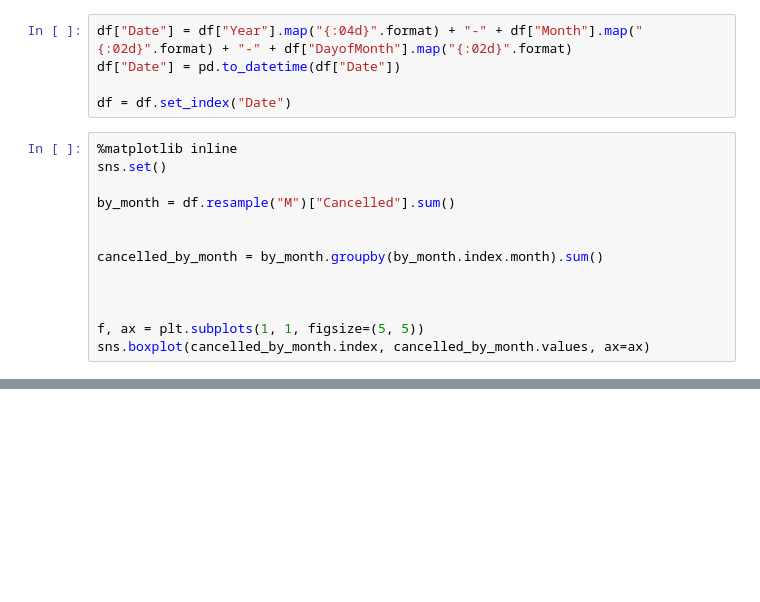
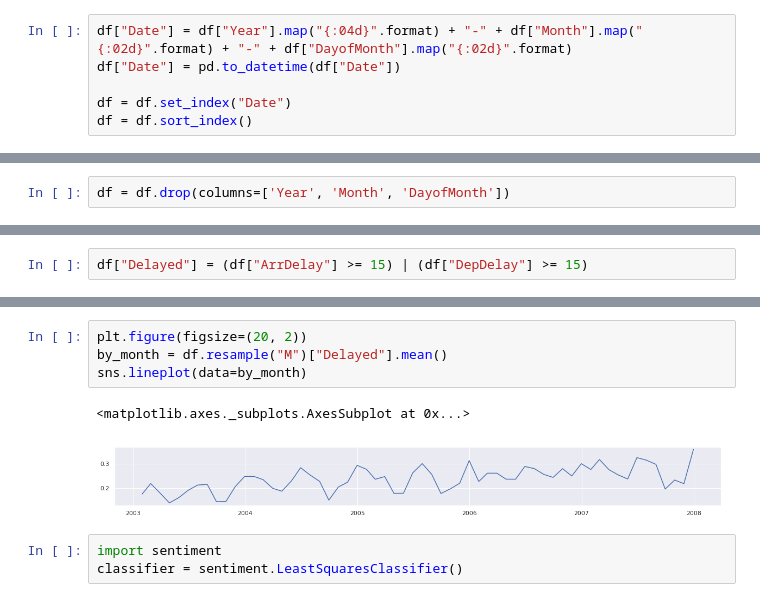
Before and after one commit to kevinmaldo/mn2019-tp3, a Jupyter notebook: notebooks/analysis.ipynb, the cells around one changed output, grey strips where cells are left out. Saved outputs shown, nothing was run; the diff lists cells and outputs as text; blank space fills up the shorter version.

```diff
--- a/notebooks/analysis.ipynb
+++ b/notebooks/analysis.ipynb
@@ -16,16 +19,4 @@ df["Date"] = df["Year"].map("{:04d}".format) + "-" + df["Month"].map("{:02d}".fo
 df["Date"] = pd.to_datetime(df["Date"])
 
 df = df.set_index("Date")
+df = df.sort_index()
-# %%
-%matplotlib inline
-sns.set()
-
-by_month = df.resample("M")["Cancelled"].sum()
-
-
-cancelled_by_month = by_month.groupby(by_month.index.month).sum()
-
-
-
-f, ax = plt.subplots(1, 1, figsize=(5, 5))
-sns.boxplot(cancelled_by_month.index, cancelled_by_month.values, ax=ax)
@@ -34,0 +23,2 @@ sns.boxplot(cancelled_by_month.index, cancelled_by_month.values, ax=ax)
+# %%
+df = df.drop(columns=['Year', 'Month', 'DayofMonth'])
@@ -34,0 +35,2 @@ sns.boxplot(cancelled_by_month.index, cancelled_by_month.values, ax=ax)
+# %%
+df["Delayed"] = (df["ArrDelay"] >= 15) | (df["DepDelay"] >= 15)
@@ -34,0 +79,10 @@ sns.boxplot(cancelled_by_month.index, cancelled_by_month.values, ax=ax)
+# %%
+plt.figure(figsize=(20, 2))
+by_month = df.resample("M")["Delayed"].mean()
+sns.lineplot(data=by_month)
+# %% [output]
+<matplotlib.axes._subplots.AxesSubplot at 0x...>
+[figure, added]
+# %%
+import sentiment
+classifier = sentiment.LeastSquaresClassifier()
```
Also changed, not shown: parts of 13 cells of this notebook, 3 other files.
